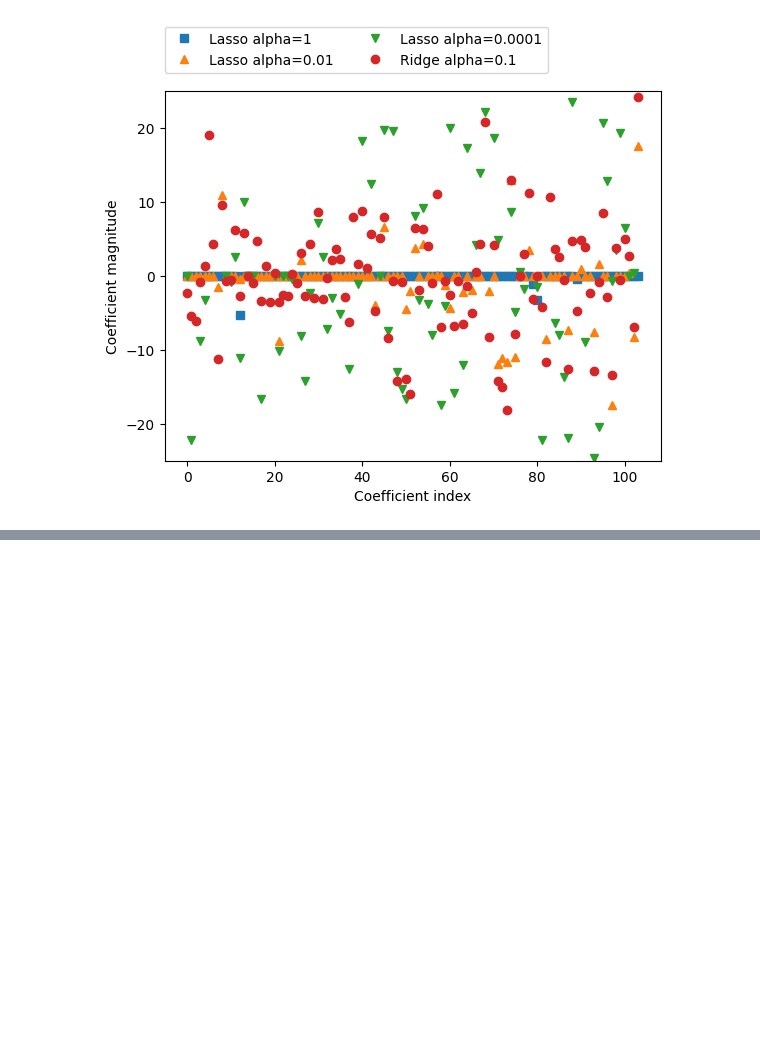
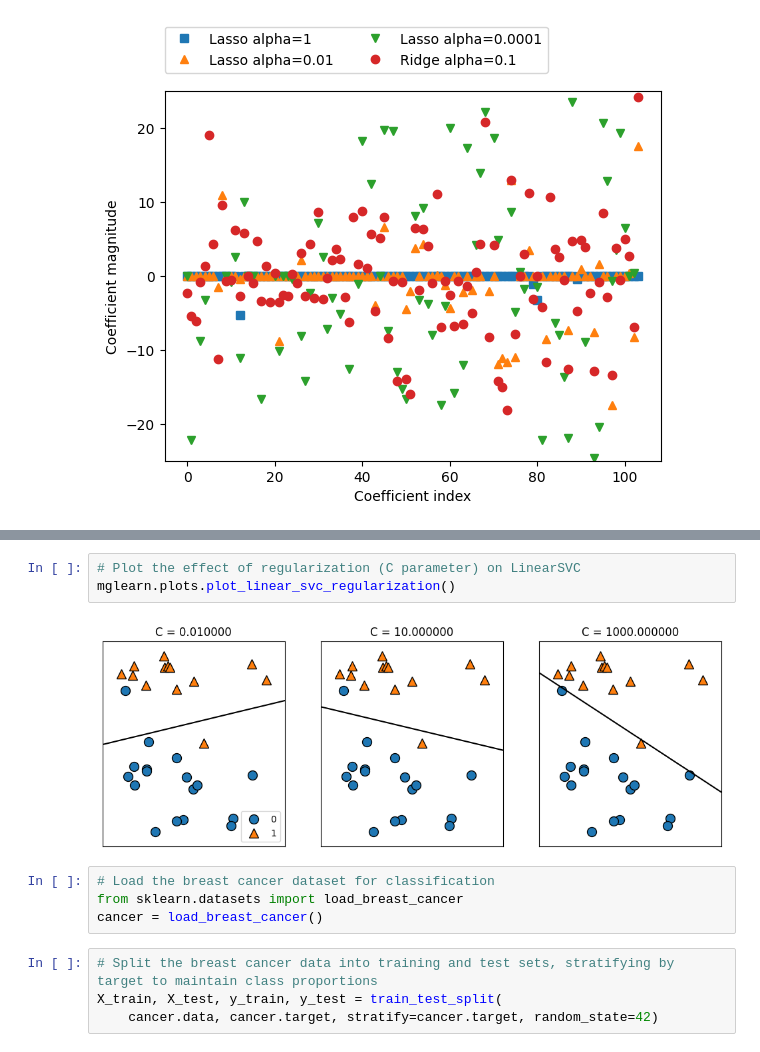
Before and after one commit to Saifullah785/intro-to-ml-with-python-notes-practice, a Jupyter notebook: Chapter_02_Supervised_Learning/Chapter_02_Supervised_Learning.ipynb, the cells around one changed output, grey strips where cells are left out. Cells and saved outputs as stored; diff of their text form; blank space fills up the shorter version.

```diff
--- a/Chapter_02_Supervised_Learning/Chapter_02_Supervised_Learning.ipynb
+++ b/Chapter_02_Supervised_Learning/Chapter_02_Supervised_Learning.ipynb
@@ -474,0 +511,13 @@ Text(0, 0.5, 'Coefficient magnitude')
+# %%
+# Plot the effect of regularization (C parameter) on LinearSVC
+mglearn.plots.plot_linear_svc_regularization()
+# %% [output]
+[figure, added]
+# %%
+# Load the breast cancer dataset for classification
+from sklearn.datasets import load_breast_cancer
+cancer = load_breast_cancer()
+# %%
+# Split the breast cancer data into training and test sets, stratifying by target to maintain class proportions
+X_train, X_test, y_train, y_test = train_test_split(
+    cancer.data, cancer.target, stratify=cancer.target, random_state=42)
```
Also changed, not shown: parts of 27 cells of this notebook.
